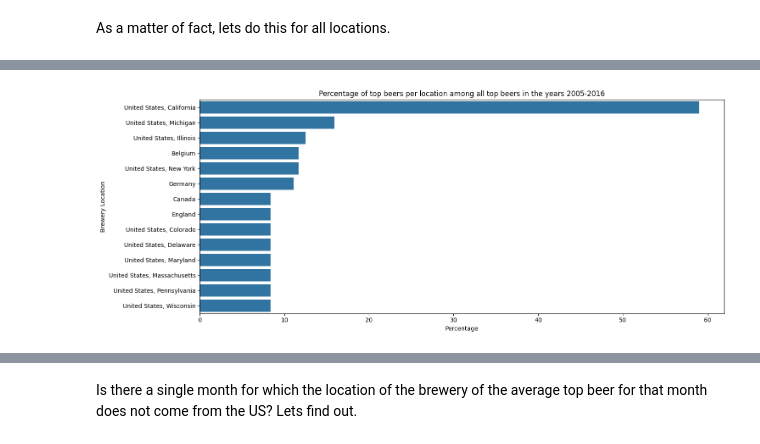
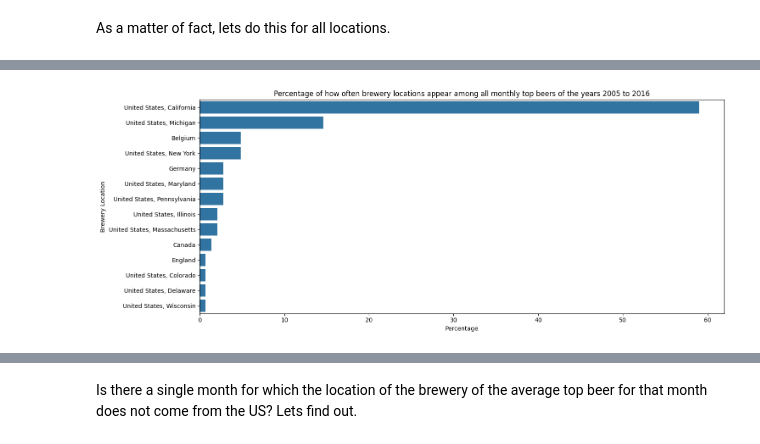
Before and after one commit to epfl-ada/ada-2023-project-datababes, a Jupyter notebook: eda2ALEX_location.ipynb, the cells around one changed output, grey strips where cells are left out. Saved outputs shown, nothing was run; the diff lists cells and outputs as text; code cells hidden in the pictures.

Commit message:
updated percentage plot

```diff
--- a/eda2ALEX_location.ipynb
+++ b/eda2ALEX_location.ipynb
@@ -1303,10 +1303,12 @@ Percentage of top beers from United States, California among all top beers: 59.0
 As a matter of fact, lets do this for all locations.
 # %%
 locationAVG_df = ratings_MonthLocationCUT_df.copy()
-locationAVG_df = locationAVG_df.groupby('brewery_location').agg({'count': 'mean'}).reset_index()
+locationAVG_df = locationAVG_df.groupby('brewery_location').agg({'count': 'sum'}).reset_index()
 locationAVG_df = locationAVG_df.sort_values(by='count', ascending=False)
 numYears = 2016 - 2005 + 1
-locationAVG_df['percentage'] = (locationAVG_df['count'] / numYears) * 100
+numTopBeers = numYears * 12
+locationAVG_df['percentage'] = (locationAVG_df['count'] / numTopBeers) * 100
 print(len(locationAVG_df))
+locationAVG_df.head(10)
 # %% [output]
 14
@@ -1312,0 +1326,7 @@ print(len(locationAVG_df))
+# %%
+# do the same but group the US together
+locationAVG_df['country'] = locationAVG_df['brewery_location'].apply(lambda x: x.split(',')[0])
+temp_df = locationAVG_df.groupby('country').agg({'count': 'sum'}).reset_index()
+temp_df = temp_df.sort_values(by='count', ascending=False)
+temp_df['percentage'] = (temp_df['count'] / numTopBeers) * 100
+temp_df.head(10)
@@ -1313,17 +1340,17 @@ print(len(locationAVG_df))
 # %%
 # Set the figure size
 plt.figure(figsize=(15, 6))
 
 # Plot the bar chart
 sns.barplot(x='percentage', y='brewery_location', data=locationAVG_df)
 
 # Set the labels and title
 plt.xlabel('Percentage')
 plt.ylabel('Brewery Location')
-plt.title('Percentage of top beers per location among all top beers in the years 2005-2016')
+plt.title('Percentage of how often brewery locations appear among all monthly top beers of the years 2005 to 2016')
 
 # Adjust the layout and display the plot
 plt.tight_layout()
 plt.show()
 # %% [output]
-[figure, old version]
+[figure, new version]
```
Also changed, not shown: parts of 3 cells of this notebook.
